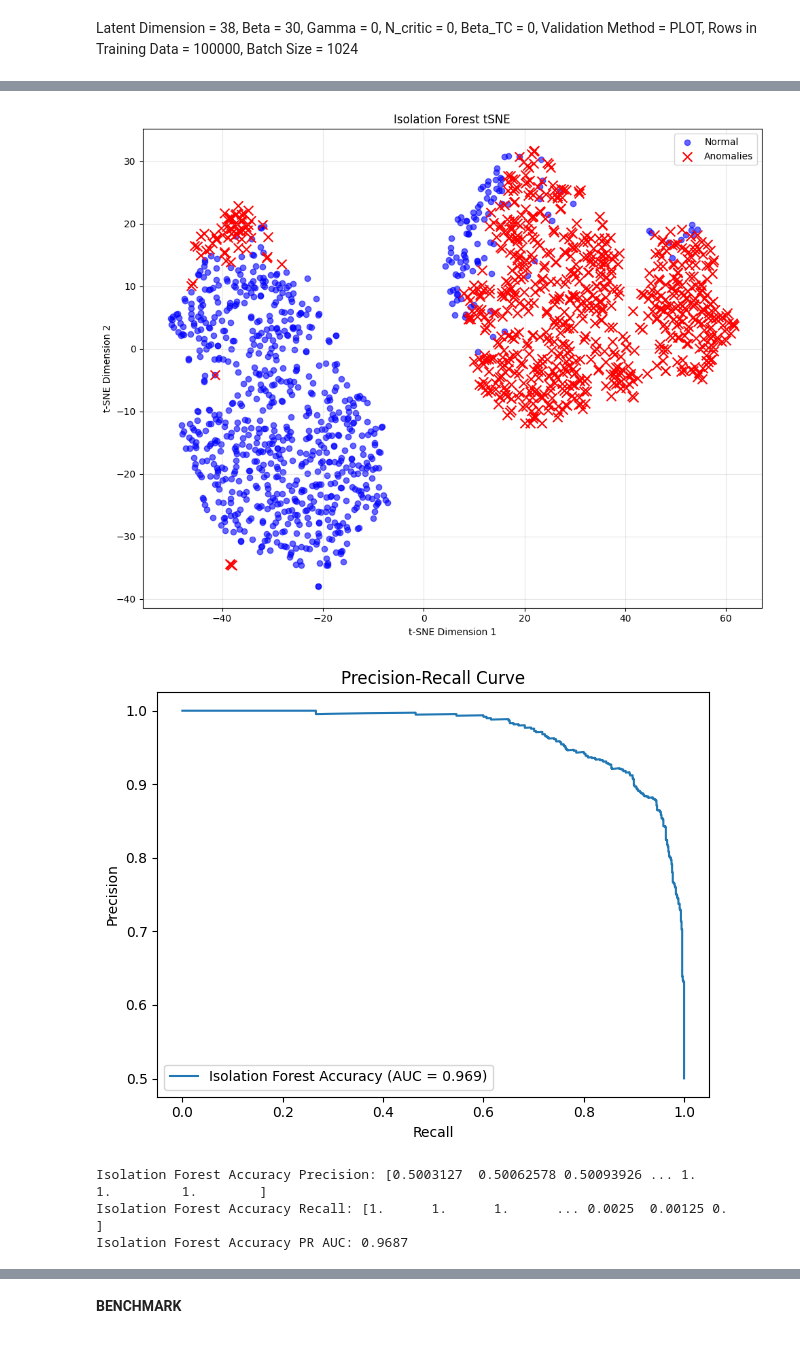
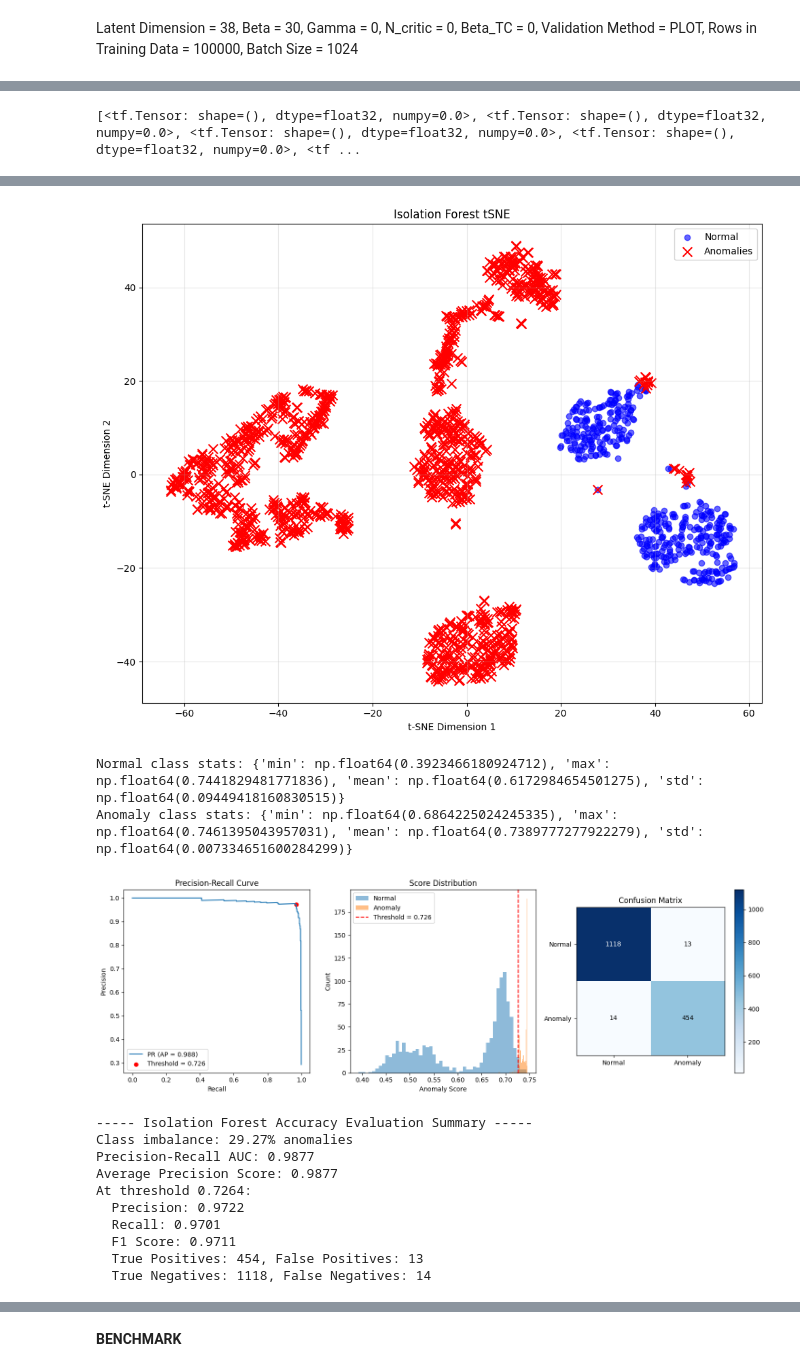
Before and after one commit to Samin765/Edge-Deployable-Unsupervised-IDS-for-CAN, a Jupyter notebook: VAE_multiple_samples_.ipynb, the cells around one changed output, grey strips where cells are left out. Cells and saved outputs as stored; diff of their text form; code cells hidden in the pictures.

Commit message:
Checkpoint: Working Unsupervised Model for HCRL

```diff
--- a/VAE_multiple_samples_.ipynb
+++ b/VAE_multiple_samples_.ipynb
@@ -171,16 +171,16 @@ else:
 
     # Car Hacking
     HCRL_CarHacking_Normal_csv_path = './Dataset/HCRL_CarHacking/Normal_dataset.csv'
-    HCRL_CarHacking_DoS_csv_path = './Dataset/HCRL_CarHacking/DoS_dataset'
-    HCRL_CarHacking_Fuzzy_channel2_csv_path = './Dataset/HCRL_CarHacking/Fuzzy_dataset'
-    HCRL_CarHacking_Spoofing_Gear_channel2_csv_path = './Dataset/HCRL_CarHacking/Gear_dataset'
-    HCRL_CarHacking_Spoofing_RPM_channel2_csv_path = './Dataset/HCRL_CarHacking/RPM_dataset'
+    HCRL_CarHacking_DoS_csv_path = './Dataset/HCRL_CarHacking/DoS_fixed_dataset.csv'
+    HCRL_CarHacking_Fuzzy_csv_path = './Dataset/HCRL_CarHacking/Fuzzy_fixed_dataset.csv'
+    HCRL_CarHacking_Spoofing_Gear_csv_path = './Dataset/HCRL_CarHacking/Gear_fixed_dataset.csv'
+    HCRL_CarHacking_Spoofing_RPM_csv_path = './Dataset/HCRL_CarHacking/RPM_fixed_dataset.csv'
 
     # OTIDS
-    HCRL_OTIDS_Normal_csv_path = './Dataset/HCRL_OTIDS/Normal_dataset'
-    HCRL_OTIDS_DoS_csv_path = './Dataset/HCRL_OTIDS/DoS_dataset'
-    HCRL_OTIDS_Fuzzy_channel2_csv_path = './Dataset/HCRL_OTIDS/Fuzzy_dataset'
-    HCRL_OTIDS_Impersonation_channel2_csv_path = './Dataset/HCRL_OTIDS/Impersonation_dataset'
+    HCRL_OTIDS_Normal_csv_path = './Dataset/HCRL_OTIDS/Normal_dataset.csv'
+    HCRL_OTIDS_DoS_csv_path = './Dataset/HCRL_OTIDS/DoS_dataset.csv'
+    HCRL_OTIDS_Fuzzy_channel2_csv_path = './Dataset/HCRL_OTIDS/Fuzzy_dataset.csv'
+    HCRL_OTIDS_Impersonation_channel2_csv_path = './Dataset/HCRL_OTIDS/Impersonation_dataset.csv'
 
     # Competition
     HCRL_Competition_Pre_S_Train_1_csv_path = './Dataset/HCRL_Competition/0_Preliminary/0_Training/Pre_train_S_0'
@@ -229,7 +229,7 @@ LOAD_DATAFRAME = False
 BINARY = False
 BINARY_ID = False
 
-n_rows_train = 200000  # select how many rows to load. None if whole train datasset
+n_rows_train = 50000  # select how many rows to load. None if whole train datasset
 n_rows_test = 50000   # select how many rows to load. None if whole test datasset
 batch_size = 1024
 window_size = 50    # increase window size
@@ -251,7 +251,7 @@ else:
     processeddataframe , embedding_model, id_to_embedding, scalers = feature_selection_preparation(HCRL_CarHacking_Normal_csv_path, phase = 'training', rows=n_rows_train, binary = BINARY, binary_id= BINARY_ID)
     train_dataset, val_dataset, val_dataset2 = convert_to_tensorflow(processeddataframe['features'], batch_size= batch_size, window_size = window_size, stride = stride, split_ratio= split_ratio)
 
-    processeddataframe_test = feature_selection_preparation(preprocessed_50K_Replay_channel2_part2_csv_path, phase = 'test', rows=n_rows_test, binary = BINARY, binary_id = BINARY_ID, embedding_model = embedding_model, id_to_embedding = id_to_embedding, scalers = scalers)
+    processeddataframe_test = feature_selection_preparation(HCRL_CarHacking_Fuzzy_csv_path, phase = 'test', rows=n_rows_test, binary = BINARY, binary_id = BINARY_ID, embedding_model = embedding_model, id_to_embedding = id_to_embedding, scalers = scalers)
     test_dataset, test_threshold_dataset = convert_to_tensorflow(processeddataframe_test['features'], processeddataframe_test['type'], batch_size = batch_size, window_size= window_size, stride=stride, window_anomaly = window_anomaly)
     """
 
@@ -2195,5 +2205,5 @@ Confusion Matrix:
 # %%
-model_path = "./Resources/Models/BetaVAE_EPOCHS6_LD10_BETA0.8_NT800000_INPUT24_16-11.keras"
+model_path = "./Resources/Models/LAT_HCRL_CarHacking_BetaVAE_EPOCHS21_LD10_BETA2_NT50000_INPUT19_13-43.keras"
 
 mean_train, variance_train = get_mean_variances(train_dataset, test = False, load_vae= None, model_path= model_path)
 mixed_means, mixed_variances, mixed_labels = get_mean_variances(test_dataset, test = True, load_vae= None, model_path= model_path)
@@ -2205,3 +2215,7 @@ Get Mean and Variances completed in: 0.5001 seconds
+# %%
+print(mixed_labels)
+# %% [output]
+[<tf.Tensor: shape=(), dtype=float32, numpy=0.0>, <tf.Tensor: shape=(), dtype=float32, numpy=0.0>, <tf.Tensor: shape=(), dtype=float32, numpy=0.0>, <tf.Tensor: shape=(), dtype=float32, numpy=0.0>, <tf ...
 # %%
 mixed_means = mixed_means[:5000]
 mixed_variances = mixed_variances[:5000]
@@ -2215,22 +2229,22 @@ print(sum(mixed2_labels), len(mixed2_labels) - sum(mixed2_labels))
 scaled_features, scaler = prepare_features(np.array(mean_train), np.array(variance_train))
 mixed_scaled_features, mixed_scaler = prepare_features(np.array(mixed_means), np.array(mixed_variances))
 
-iso_model = train_isolation_forest(np.array(mean_train), contamination=0.02, n_estimators=10000, random_state=42)
+iso_model = train_isolation_forest(scaled_features, contamination=0.005, n_estimators=10000, random_state=42)
 #svm_model = train_one_class_svm(scaled_features, nu=0.00001, kernel='rbf', gamma='scale')
 #hdbscan_model = train_hdbscan_detector(np.array(mixed_means),min_cluster_size=500,min_samples=500, metric='cosine')
 
 
-iso_anomaly_mask, iso_anomaly_scores = detect_anomalies_isolation_forest(iso_model, np.array(mixed_means))
+iso_anomaly_mask, iso_anomaly_scores = detect_anomalies_isolation_forest(iso_model, mixed_scaled_features)
 #svm_anomaly_mask, svm_anomaly_scores = detect_anomalies_one_class_svm(svm_model, mixed_scaled_features)
 #hdbscan_outliers, test_labels, strengths = detect_anomalies_hdbscan(hdbscan_model , mixed_scaled_features)
 
-iso_pca = visualize_anomalies(np.array(mixed_means), iso_anomaly_mask, "Isolation Forest tSNE")
+iso_pca = visualize_anomalies(mixed_scaled_features, iso_anomaly_mask, "Isolation Forest tSNE")
 #svm_pca = visualize_anomalies(mixed_scaled_features, svm_anomaly_mask, "SVM TSNE")
 
 #hdbscan_pca = visualize_anomalies(mixed_scaled_features, hdbscan_outliers,"HDBSCAN TSNE")
 #visualize_results(scaled_features, mixed_scaled_features, hdbscan_outliers)
 
-evaluate_anomaly_detector(iso_anomaly_scores, mixed_labels, "Isolation Forest Accuracy")
+evaluate_anomaly_detector_verbose(iso_anomaly_scores, np.array(mixed_labels), "Isolation Forest Accuracy")
 #evaluate_anomaly_detector(svm_anomaly_scores, mixed_labels, "SVM Accuracy")
 #evaluate_anomaly_detector(hdbscan_outliers, mixed_labels, "HDBSCAN Accuracy")
 
@@ -2244,7 +2258,16 @@ Anomaly percentage: 47.15%
 ######################
 Computing t-SNE embedding...
-[figure, old version]
+[figure, new version]
+Normal class stats: {'min': np.float64(0.3923466180924712), 'max': np.float64(0.7441829481771836), 'mean': np.float64(0.6172984654501275), 'std': np.float64(0.09449418160830515)}
+Anomaly class stats: {'min': np.float64(0.6864225024245335), 'max': np.float64(0.7461395043957031), 'mean': np.float64(0.7389777277922279), 'std': np.float64(0.007334651600284299)}
-[figure, old version]
+[figure, new version]
-Isolation Forest Accuracy Precision: [0.5003127  0.50062578 0.50093926 ... 1.         1.         1.        ]
-Isolation Forest Accuracy Recall: [1.      1.      1.      ... 0.0025  0.00125 0.     ]
-Isolation Forest Accuracy PR AUC: 0.9687
+----- Isolation Forest Accuracy Evaluation Summary -----
+Class imbalance: 29.27% anomalies
+Precision-Recall AUC: 0.9877
+Average Precision Score: 0.9877
+At threshold 0.7264:
+  Precision: 0.9722
+  Recall: 0.9701
+  F1 Score: 0.9711
+  True Positives: 454, False Positives: 13
+  True Negatives: 1118, False Negatives: 14
```
Also changed, not shown: parts of 9 cells of this notebook, 4 other files.
